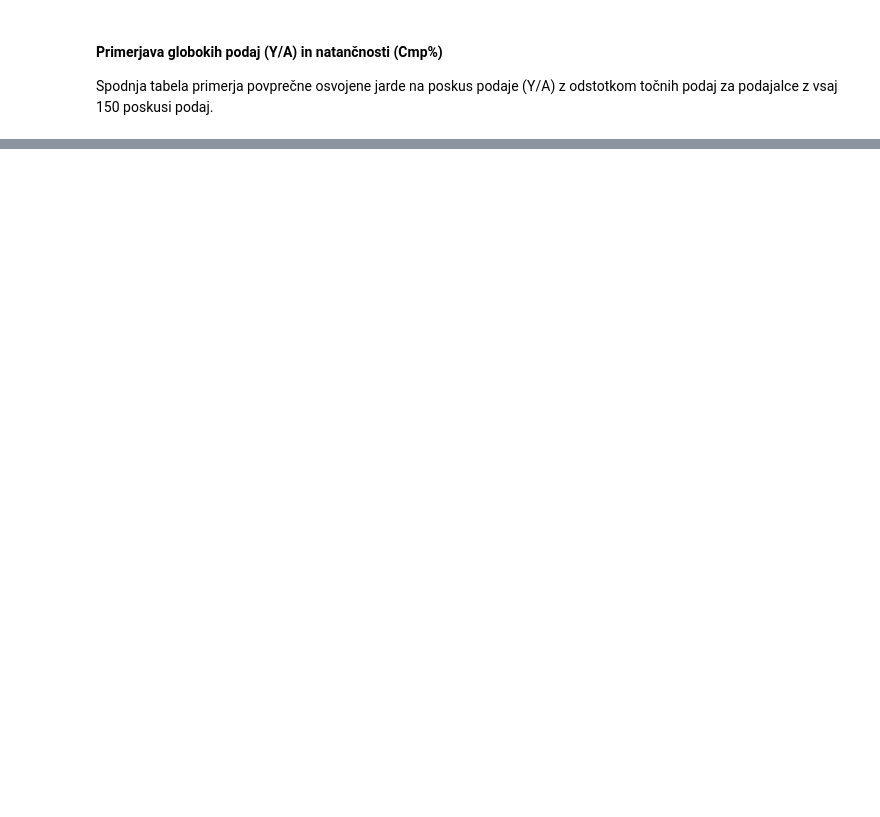
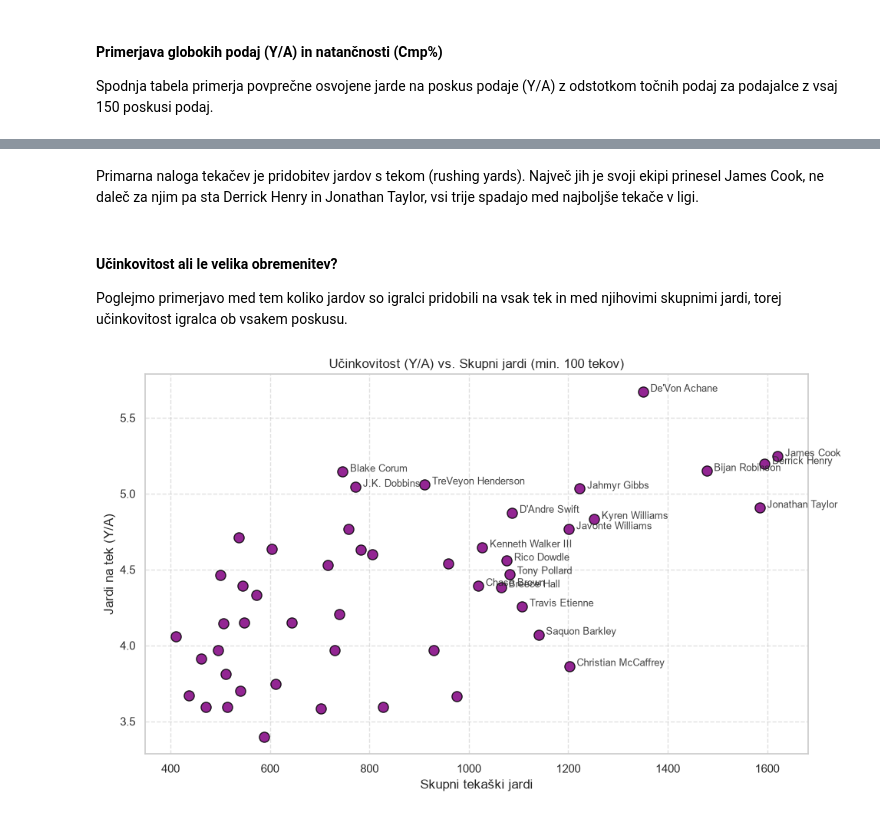
Before and after one commit to tiborprosen/UVP_projektna, a Jupyter notebook: analiza.ipynb, the cells around one changed output, grey strips where cells are left out. Drawn from its saved outputs; the diff is of its cells as text; code cells hidden in the pictures; blank space fills up the shorter version.

```diff
--- a/analiza.ipynb
+++ b/analiza.ipynb
@@ -142,0 +162,26 @@ Primerjava globokih podajalcev (min. 150 poskusov):
+# %% [markdown]
+Primarna naloga tekačev je pridobitev jardov s tekom (rushing yards). Največ jih je svoji ekipi prinesel James Cook, ne daleč za njim pa sta Derrick Henry in Jonathan Taylor, vsi trije spadajo med najboljše tekače v ligi.
+# %% [markdown]
+#### Učinkovitost ali le velika obremenitev?
+Poglejmo primerjavo med tem koliko jardov so igralci pridobili na vsak tek in med njihovimi skupnimi jardi, torej učinkovitost igralca ob vsakem poskusu.
+# %%
+rb_analiza = df[(df["pozicija"] == "RB") & (df["rushing_att"] >= 100)].copy()
+rb_analiza["jardi_na_tek"] = rb_analiza["rushing_yards"] / rb_analiza["rushing_att"]
+
+plt.figure(figsize=(10, 6))
+# Popravljeno iz edgecoordinates v edgecolors
+plt.scatter(rb_analiza["rushing_yards"], rb_analiza["jardi_na_tek"], color="purple", s=90, edgecolors="black", alpha=0.85)
+
+plt.title("Učinkovitost (Y/A) vs. Skupni jardi (min. 100 tekov)")
+plt.xlabel("Skupni tekaški jardi")
+plt.ylabel("Jardi na tek (Y/A)")
+plt.grid(True, linestyle="--", alpha=0.6)
+
+for i, row in rb_analiza.iterrows():
+    if row["rushing_yards"] > 1000 or row["jardi_na_tek"] > 5.0:
+        plt.annotate(row["igralec"], (row["rushing_yards"] + 15, row["jardi_na_tek"]), fontsize=9, alpha=0.85)
+
+plt.tight_layout()
+plt.show()
+# %% [output]
+[figure, added]
```
Also changed, not shown: parts of 13 cells of this notebook.
